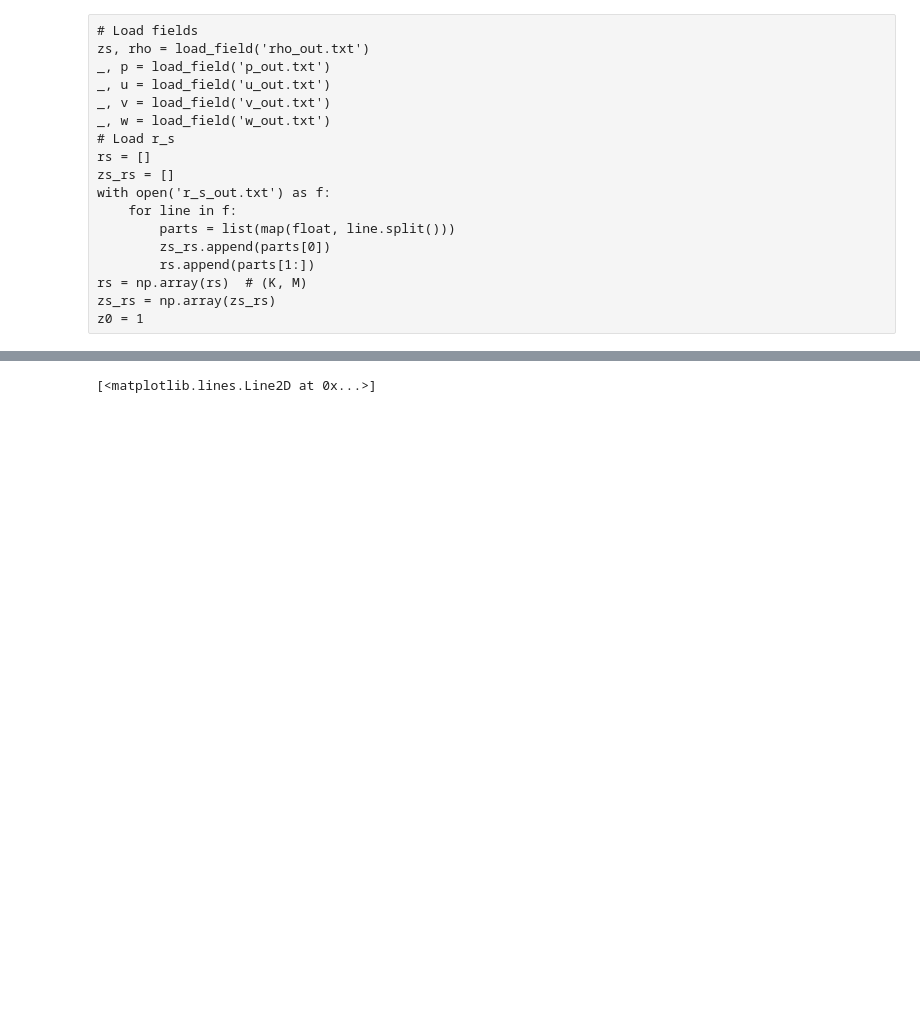
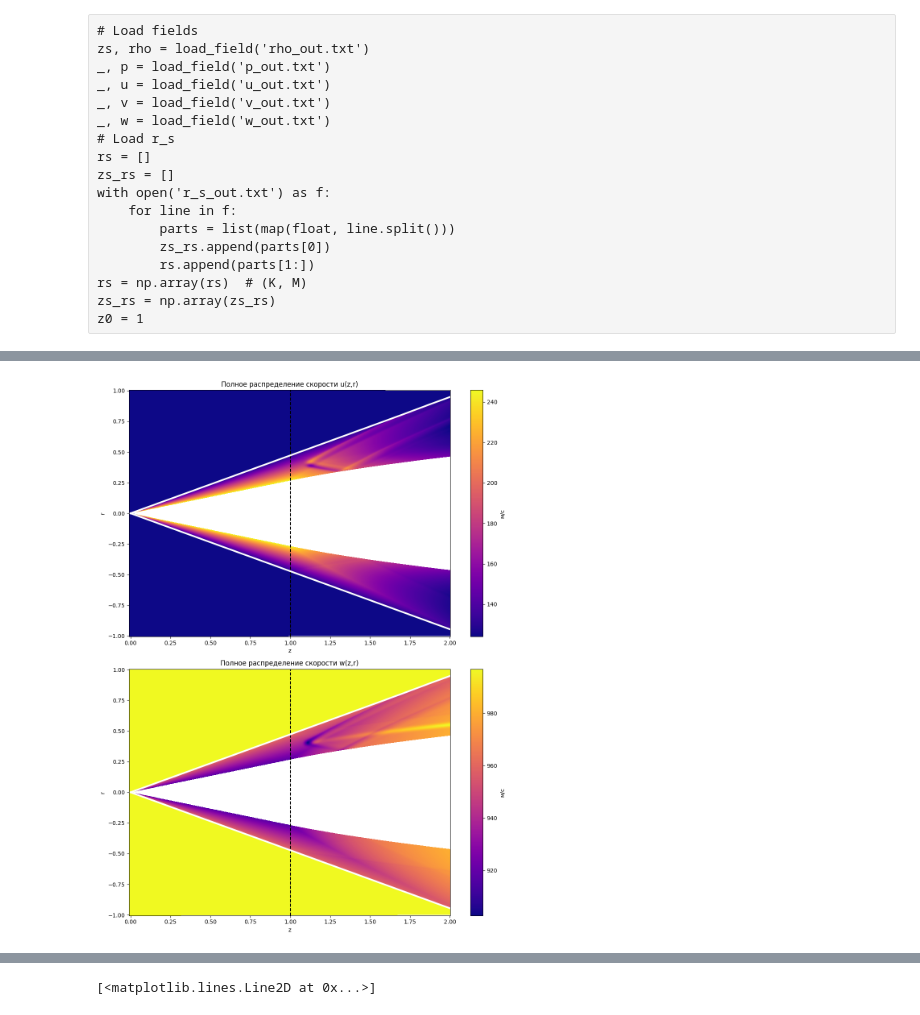
Before and after one commit to immortallz/Heat-source-in-supersonic-flow, a Jupyter notebook: vizualization.ipynb, the cells around one changed output, grey strips where cells are left out. Drawn from its saved outputs; the diff is of its cells as text; code cells hidden in the pictures; blank space fills up the shorter version.

```diff
--- a/vizualization.ipynb
+++ b/vizualization.ipynb
@@ -357,2 +389,6 @@ def distribution_plot(f_name, stride=1):
+# %%
+distribution_plot_subplots(['u', 'w'], figsize=(11,14), output_name='pictures/parabolic_heat_u_w.png')
+# %% [output]
+[figure, added]
 # %%
 for func in ['rho', 'p', 'u', 'w']:
```
Also changed, not shown: parts of 10 cells of this notebook, 25 other files.
